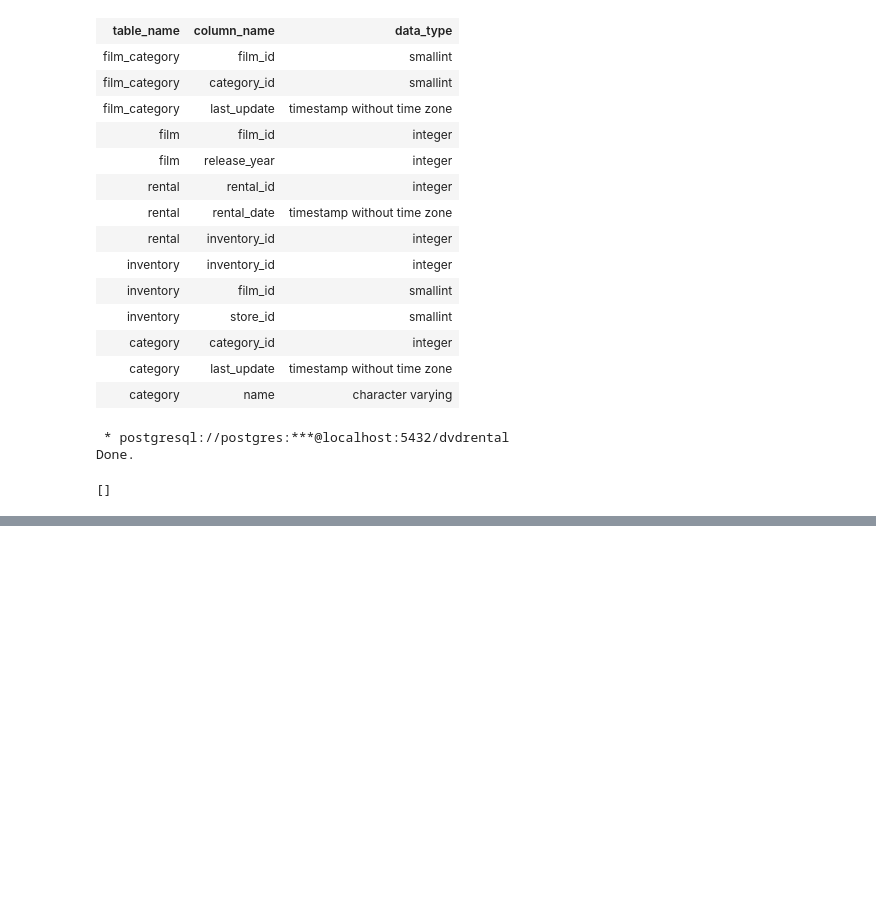
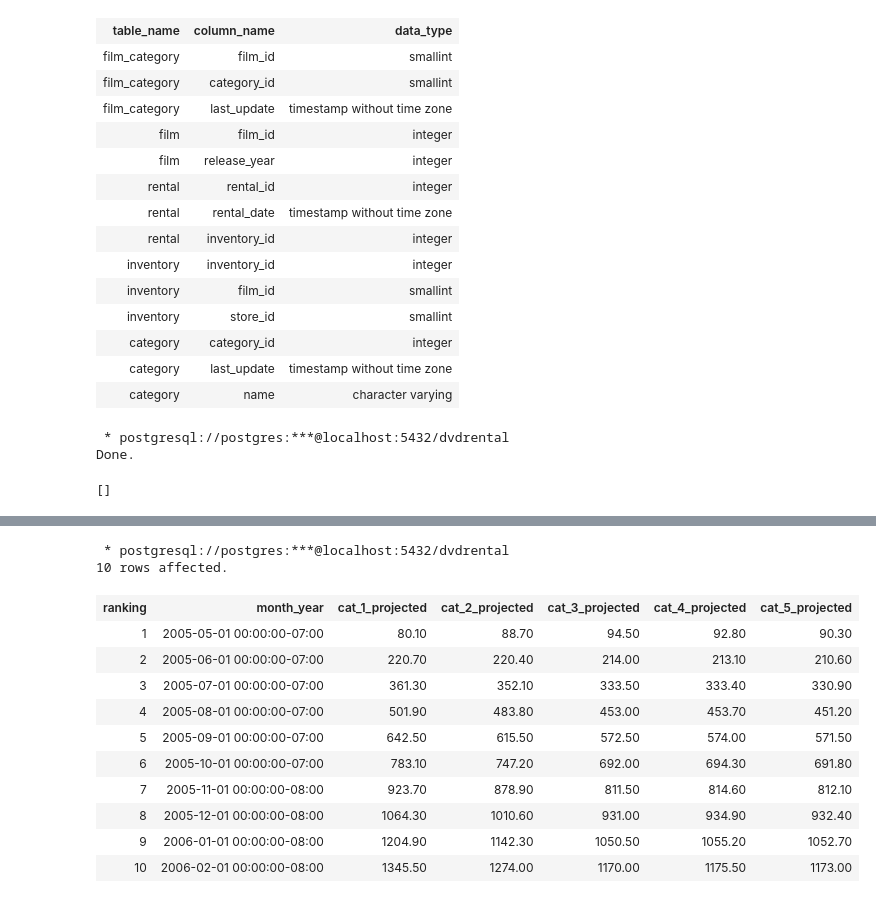
Before and after one commit to digital-tyler/diy_database, a Jupyter notebook: database_sample_data.ipynb, the cells around one changed output, grey strips where cells are left out. Drawn from its saved outputs; the diff is of its cells as text; code cells hidden in the pictures; blank space fills up the shorter version.

```diff
--- a/database_sample_data.ipynb
+++ b/database_sample_data.ipynb
@@ -742,0 +620,53 @@ group by x.cat_1;
+# %%
+%%sql
+
+-- We are extrapolating out the interval of date units (months, in this case) where we want to produce a linear forecast
+-- Part of this exercise also includes creating a column for the human-interprettable months forecasted
+
+with forecast_range as (
+select ranking
+    from training_values
+
+    union all
+
+    select * from generate_series(5,10) as ranking
+),
+forecast_range_readable as (
+
+    select ds.ranking
+    , date_trunc('month',to_date((select month_year from training_values where ranking = 1),'YYYY-MM'))
+    + (interval '1' month * (ranking - 1)) as month_year
+    from forecast_range ds
+--    full outer join training_values tv
+
+    order by ranking asc
+
+),
+model_components as (
+    select slope_1, slope_2, slope_3, slope_4, slope_5
+        , intercept_1, intercept_2, intercept_3, intercept_4, intercept_5
+    from training_values tv
+    group by 1,2,3,4,5,6,7,8,9,10
+)
+select frr.ranking
+, frr.month_year
+, round((frr.ranking * (select slope_1 from model_components) + (select intercept_1 from model_components)),2) as cat_1_projected
+, round((frr.ranking * (select slope_2 from model_components) + (select intercept_2 from model_components)),2) as cat_2_projected
+, round((frr.ranking * (select slope_3 from model_components) + (select intercept_3 from model_components)),2) as cat_3_projected
+, round((frr.ranking * (select slope_4 from model_components) + (select intercept_4 from model_components)),2) as cat_4_projected
+, round((frr.ranking * (select slope_5 from model_components) + (select intercept_5 from model_components)),2) as cat_5_projected
+from forecast_range_readable frr
+# %% [output]
+ * postgresql://postgres:***@localhost:5432/dvdrental
+10 rows affected.
+| ranking | month_year | cat_1_projected | cat_2_projected | cat_3_projected | cat_4_projected | cat_5_projected |
+| 1 | 2005-05-01 00:00:00-07:00 | 80.10 | 88.70 | 94.50 | 92.80 | 90.30 |
+| 2 | 2005-06-01 00:00:00-07:00 | 220.70 | 220.40 | 214.00 | 213.10 | 210.60 |
+| 3 | 2005-07-01 00:00:00-07:00 | 361.30 | 352.10 | 333.50 | 333.40 | 330.90 |
+| 4 | 2005-08-01 00:00:00-07:00 | 501.90 | 483.80 | 453.00 | 453.70 | 451.20 |
+| 5 | 2005-09-01 00:00:00-07:00 | 642.50 | 615.50 | 572.50 | 574.00 | 571.50 |
+| 6 | 2005-10-01 00:00:00-07:00 | 783.10 | 747.20 | 692.00 | 694.30 | 691.80 |
+| 7 | 2005-11-01 00:00:00-08:00 | 923.70 | 878.90 | 811.50 | 814.60 | 812.10 |
+| 8 | 2005-12-01 00:00:00-08:00 | 1064.30 | 1010.60 | 931.00 | 934.90 | 932.40 |
+| 9 | 2006-01-01 00:00:00-08:00 | 1204.90 | 1142.30 | 1050.50 | 1055.20 | 1052.70 |
+| 10 | 2006-02-01 00:00:00-08:00 | 1345.50 | 1274.00 | 1170.00 | 1175.50 | 1173.00 |
```
Also changed, not shown: parts of 21 cells of this notebook.
